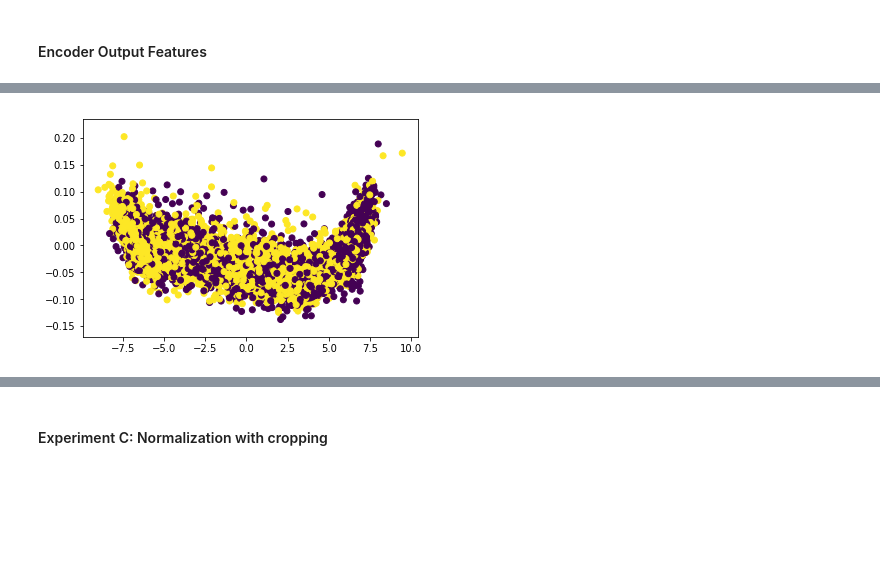
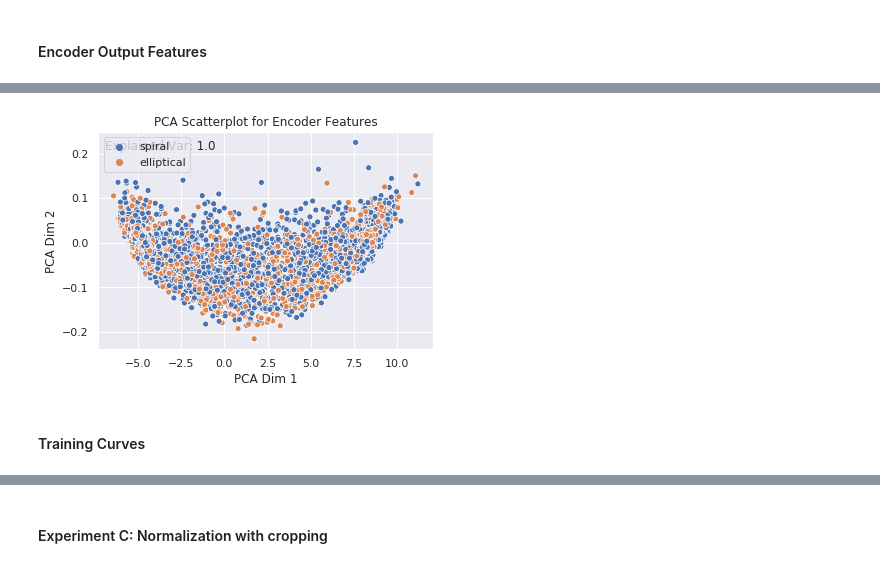
Before and after one commit to goelsaksham/Zooniverse_CNN_Clustering, a Jupyter notebook: src/Galaxy Zoo Xception DEC.ipynb, the cells around one changed output, grey strips where cells are left out. Cells and saved outputs as stored; diff of their text form; code cells hidden in the pictures; blank space fills up the shorter version.

```diff
--- a/src/Galaxy Zoo Xception DEC.ipynb
+++ b/src/Galaxy Zoo Xception DEC.ipynb
@@ -27,8 +27,10 @@ from PIL import Image
 from skimage.transform import resize
 # Train Test split from sklearn
 from sklearn.model_selection import train_test_split
+from sklearn.decomposition import PCA
 from shutil import copy2
 # For visualization of images and for plotting
 import matplotlib.pyplot as plt
 %matplotlib inline
 import seaborn as sns
+sns.set()
@@ -285,13 +261,0 @@ Wall time: 2.75 s
-# %%
-%%time
-n_train_examples = (len(training_generator.filenames)//generator_batch_size) * generator_batch_size
-train_features = np.zeros((n_train_examples, 2048))
-train_labels = np.zeros(n_train_examples, dtype=int)
-i = 0
-for inputs_batch, labels_batch in training_generator:
-    features_batch = base_xception_model.predict(inputs_batch)
-    train_features[i * generator_batch_size : (i + 1) * generator_batch_size] = features_batch
-    train_labels[i * generator_batch_size : (i + 1) * generator_batch_size] = labels_batch
-    i += 1
-    if i * generator_batch_size >= n_train_examples:
-        break
@@ -606,10 +507,16 @@ Wall time: 11min 4s
 # %%
 %%time
 dec_encoder_model_pred = dec_model.encoder.predict(train_features)
-from sklearn.decomposition import PCA
 pca_mod = PCA(2)
 pca_mod.fit(dec_encoder_model_pred)
 reduced_features = pca_mod.transform(dec_encoder_model_pred)
-plt.scatter(reduced_features[:, 0], reduced_features[:, 1], c=train_labels)
+fig, ax = plt.subplots(1, 1)
+sns.scatterplot(reduced_features[:, 0], reduced_features[:, 1],
+                hue=np.where(train_labels==0, 'elliptical', 'spiral'), ax=ax)
+ax.text(0.02, 0.92, f'Explained Var: {np.round(np.sum(pca_mod.explained_variance_ratio_), decimals=4)}',
+        transform=ax.transAxes)
+ax.set_xlabel('PCA Dim 1')
+ax.set_ylabel('PCA Dim 2')
+ax.set_title('PCA Scatterplot for Encoder Features')
 plt.savefig(f'{results_save_dir}/encoding_pca_features.png')
 # %% [output]
@@ -618 +525,3 @@ Wall time: 6.16 s
-[figure, old version]
+[figure, new version]
+# %% [markdown]
+#### Training Curves
```
Also changed, not shown: parts of 43 cells of this notebook, 38 other files.
